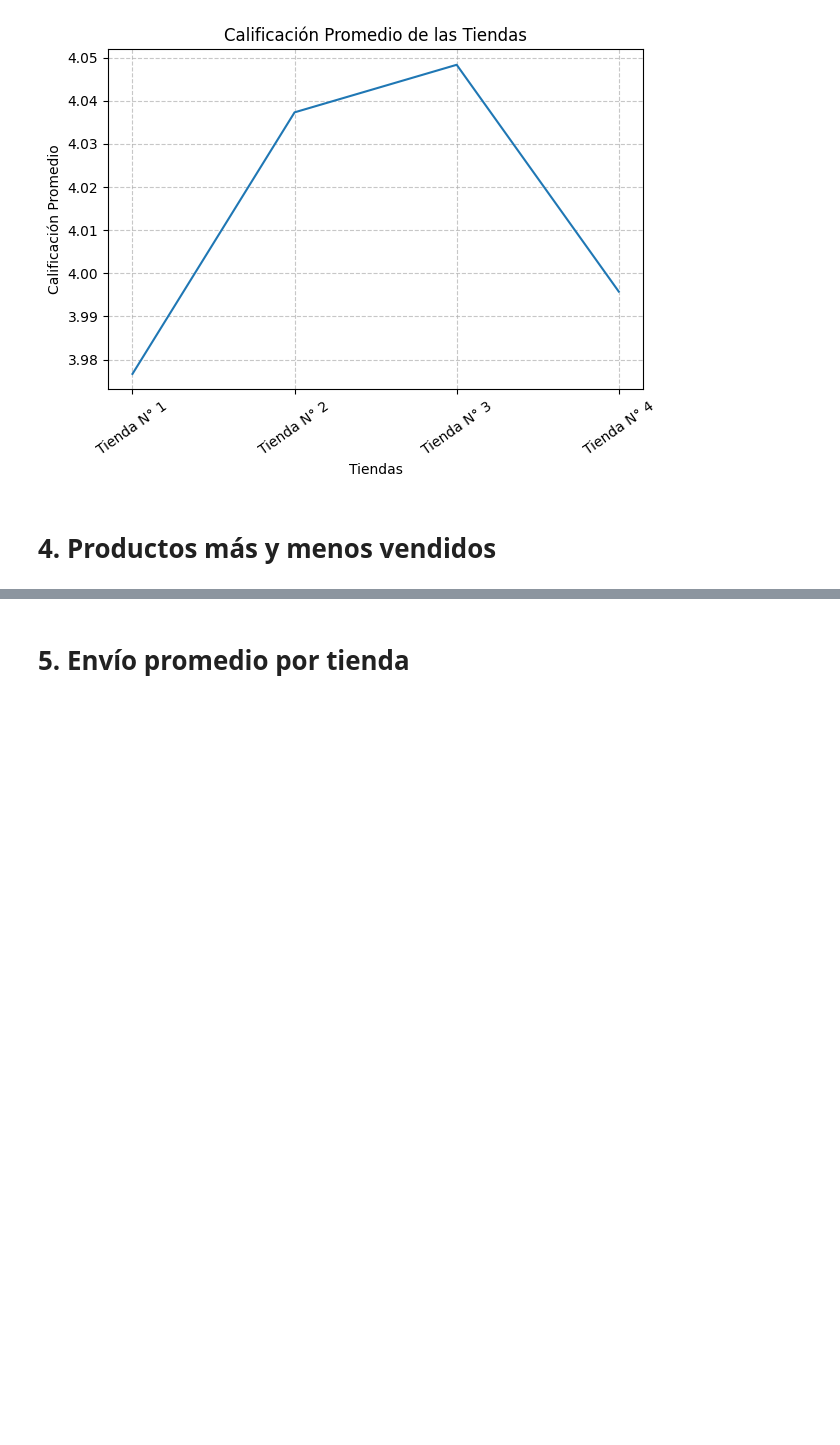
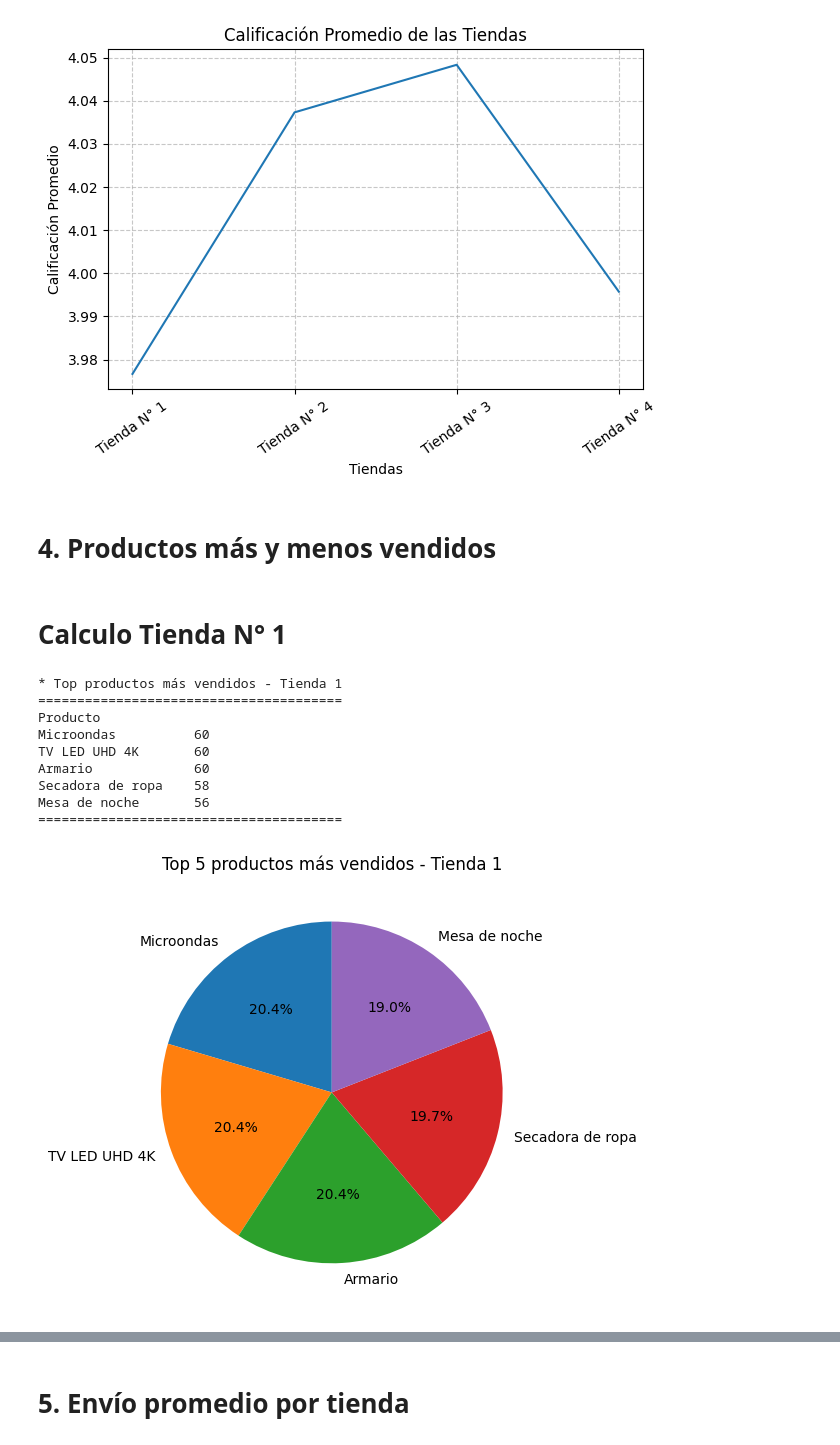
Before and after one commit to JoseIng-EO/challenge-alura-store, a Jupyter notebook: AluraStoreLatam.ipynb, the cells around one changed output, grey strips where cells are left out. Cells and saved outputs as stored; diff of their text form; code cells hidden in the pictures; blank space fills up the shorter version.

```diff
--- a/AluraStoreLatam.ipynb
+++ b/AluraStoreLatam.ipynb
@@ -154,3 +154,37 @@ plt.show()
 [figure]
 # %% [markdown]
 # 4. Productos más y menos vendidos
+# %% [markdown]
+# Calculo Tienda N° 1
+# %%
+#Top 5 de los productos más vendidos en la Tienda N°1
+tienda1_ventas = tienda["Producto"].value_counts()
+
+print("* Top productos más vendidos - Tienda 1")
+print("=======================================")
+print(tienda1_ventas.head().to_string(name=False, dtype=False))
+print("=======================================")
+
+# Gráfico de barras horizontal
+tienda1_ventas.head(5).plot(
+    kind="pie",
+    title="Top 5 productos más vendidos - Tienda 1",
+    autopct='%1.1f%%',
+    startangle=90,
+    legend=False,
+    ylabel=''
+)
+
+plt.tight_layout()
+plt.show()
+# %% [output]
+* Top productos más vendidos - Tienda 1
+=======================================
+Producto
+Microondas          60
+TV LED UHD 4K       60
+Armario             60
+Secadora de ropa    58
+Mesa de noche       56
+=======================================
+[figure, added]
```
Also changed, not shown: parts of 1 cell of this notebook.
